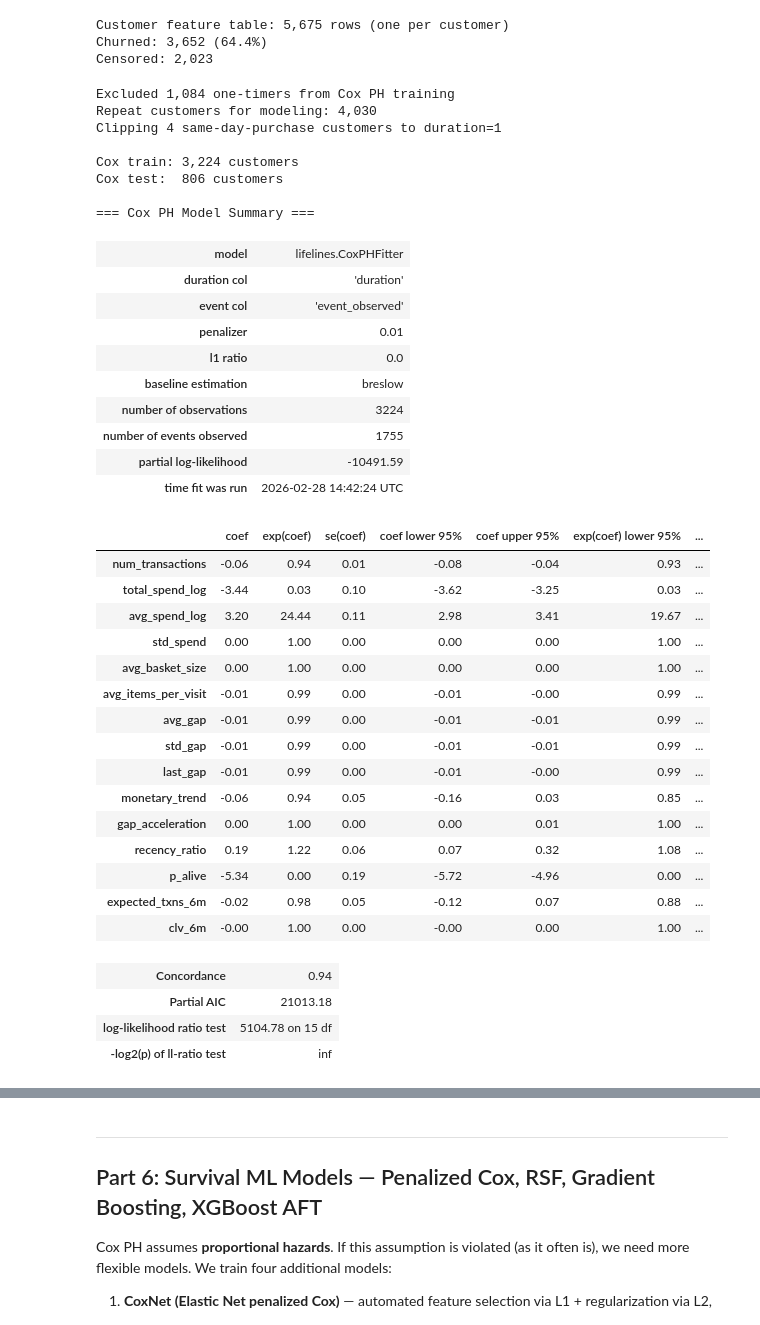
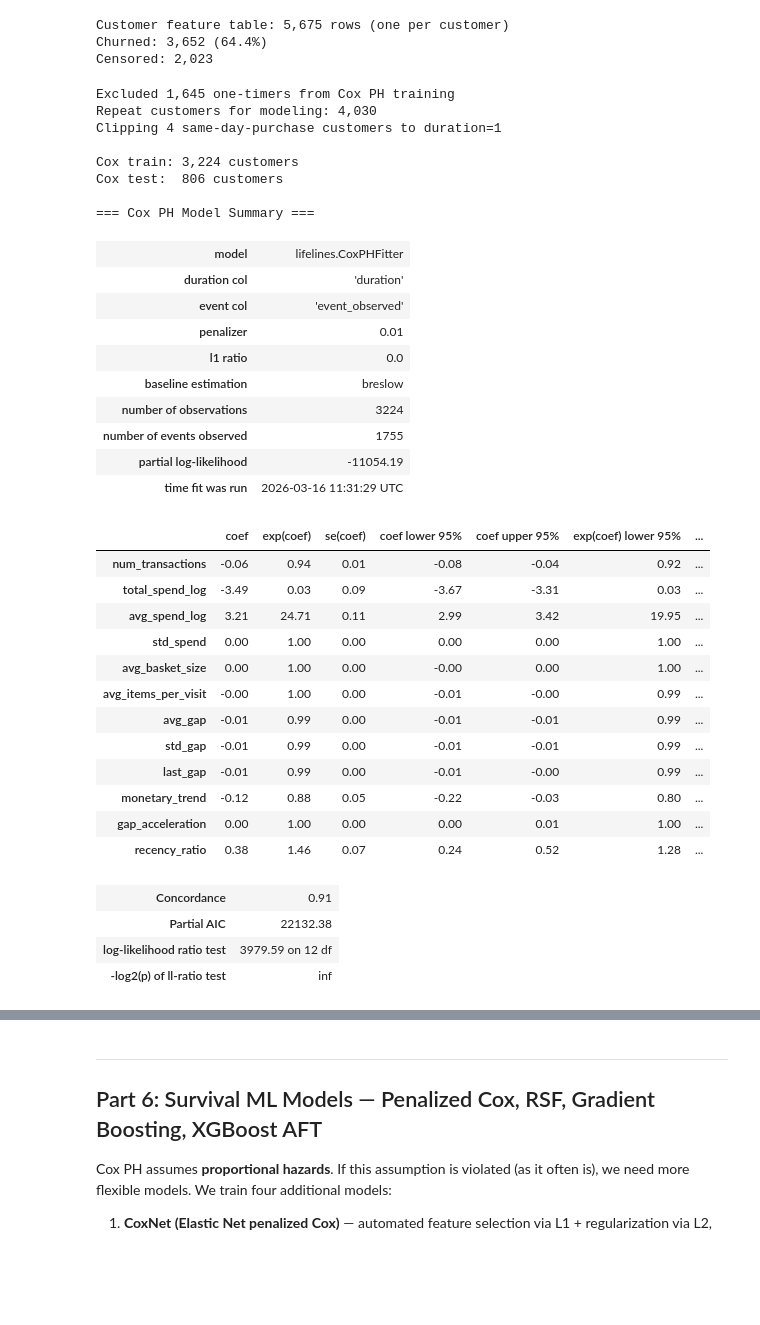
Before and after one commit to josephazar/Survival_Analysis_Demo, a Jupyter notebook: customer-survival-analysis.ipynb, the cells around one changed output, grey strips where cells are left out. Cells and saved outputs as stored; diff of their text form; code cells hidden in the pictures; blank space fills up the shorter version.

```diff
--- a/customer-survival-analysis.ipynb
+++ b/customer-survival-analysis.ipynb
@@ -1029,7 +1029,9 @@ cox_features = [
     'avg_basket_size', 'avg_items_per_visit',
     'avg_gap', 'std_gap', 'last_gap',
     'monetary_trend', 'gap_acceleration', 'recency_ratio',
-    'p_alive', 'expected_txns_6m', 'clv_6m'
+    # EXCLUDED: p_alive, expected_txns_6m, clv_6m → churn leakage
+    # p_alive ≈ 0 directly encodes churned status (circular dependency)
+    # expected_txns_6m and clv_6m are forward-looking BTYD predictions
 ]
 
 cox_df = cust_features[cox_features + ['duration', 'event_observed', 'segment']].copy()
@@ -1056,54 +1058,51 @@ cox_train, cox_test = train_test_split(cox_df, test_size=0.2, random_state=42)
 print(f'\nCox train: {len(cox_train):,} customers')
 print(f'Cox test:  {len(cox_test):,} customers')
 
 # Fit Cox PH
 cph = CoxPHFitter(penalizer=0.01)
 cph.fit(
     cox_train,
     duration_col='duration',
     event_col='event_observed'
 )
 
 print('\n=== Cox PH Model Summary ===')
 cph.print_summary()
 # %% [output]
-Excluded 1,084 one-timers from Cox PH training
+Excluded 1,645 one-timers from Cox PH training
 Repeat customers for modeling: 4,030
 Clipping 4 same-day-purchase customers to duration=1
 
 Cox train: 3,224 customers
 Cox test:  806 customers
 
 === Cox PH Model Summary ===
 | model | lifelines.CoxPHFitter |
 | duration col | 'duration' |
 | event col | 'event_observed' |
 | penalizer | 0.01 |
 | l1 ratio | 0.0 |
 | baseline estimation | breslow |
 | number of observations | 3224 |
 | number of events observed | 1755 |
-| partial log-likelihood | -10491.59 |
-| time fit was run | 2026-02-28 14:42:24 UTC |
+| partial log-likelihood | -11054.19 |
+| time fit was run | 2026-03-16 11:31:29 UTC |
 |  | coef | exp(coef) | se(coef) | coef lower 95% | coef upper 95% | exp(coef) lower 95% | ... |
-| num_transactions | -0.06 | 0.94 | 0.01 | -0.08 | -0.04 | 0.93 | ... |
-| total_spend_log | -3.44 | 0.03 | 0.10 | -3.62 | -3.25 | 0.03 | ... |
-| avg_spend_log | 3.20 | 24.44 | 0.11 | 2.98 | 3.41 | 19.67 | ... |
+| num_transactions | -0.06 | 0.94 | 0.01 | -0.08 | -0.04 | 0.92 | ... |
+| total_spend_log | -3.49 | 0.03 | 0.09 | -3.67 | -3.31 | 0.03 | ... |
+| avg_spend_log | 3.21 | 24.71 | 0.11 | 2.99 | 3.42 | 19.95 | ... |
 | std_spend | 0.00 | 1.00 | 0.00 | 0.00 | 0.00 | 1.00 | ... |
-| avg_basket_size | 0.00 | 1.00 | 0.00 | 0.00 | 0.00 | 1.00 | ... |
-| avg_items_per_visit | -0.01 | 0.99 | 0.00 | -0.01 | -0.00 | 0.99 | ... |
+| avg_basket_size | 0.00 | 1.00 | 0.00 | -0.00 | 0.00 | 1.00 | ... |
+| avg_items_per_visit | -0.00 | 1.00 | 0.00 | -0.01 | -0.00 | 0.99 | ... |
 | avg_gap | -0.01 | 0.99 | 0.00 | -0.01 | -0.01 | 0.99 | ... |
 | std_gap | -0.01 | 0.99 | 0.00 | -0.01 | -0.01 | 0.99 | ... |
 | last_gap | -0.01 | 0.99 | 0.00 | -0.01 | -0.00 | 0.99 | ... |
-| monetary_trend | -0.06 | 0.94 | 0.05 | -0.16 | 0.03 | 0.85 | ... |
+| monetary_trend | -0.12 | 0.88 | 0.05 | -0.22 | -0.03 | 0.80 | ... |
 | gap_acceleration | 0.00 | 1.00 | 0.00 | 0.00 | 0.01 | 1.00 | ... |
-| recency_ratio | 0.19 | 1.22 | 0.06 | 0.07 | 0.32 | 1.08 | ... |
-| p_alive | -5.34 | 0.00 | 0.19 | -5.72 | -4.96 | 0.00 | ... |
-| expected_txns_6m | -0.02 | 0.98 | 0.05 | -0.12 | 0.07 | 0.88 | ... |
-| clv_6m | -0.00 | 1.00 | 0.00 | -0.00 | 0.00 | 1.00 | ... |
+| recency_ratio | 0.38 | 1.46 | 0.07 | 0.24 | 0.52 | 1.28 | ... |
-| Concordance | 0.94 |
-| Partial AIC | 21013.18 |
-| log-likelihood ratio test | 5104.78 on 15 df |
+| Concordance | 0.91 |
+| Partial AIC | 22132.38 |
+| log-likelihood ratio test | 3979.59 on 12 df |
 | -log2(p) of ll-ratio test | inf |
 # %%
 # --- Cox PH Concordance Index (Discriminative ability) ---
```
Also changed, not shown: parts of 18 cells of this notebook, 2 other files.
